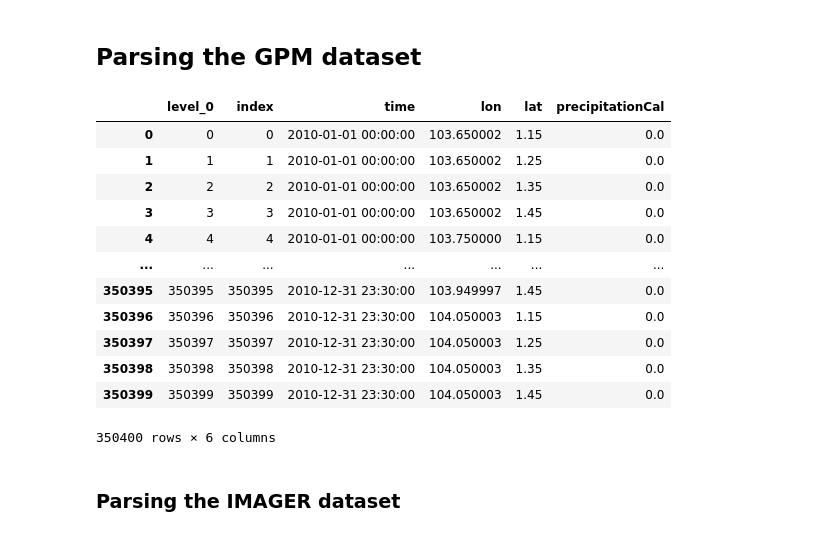
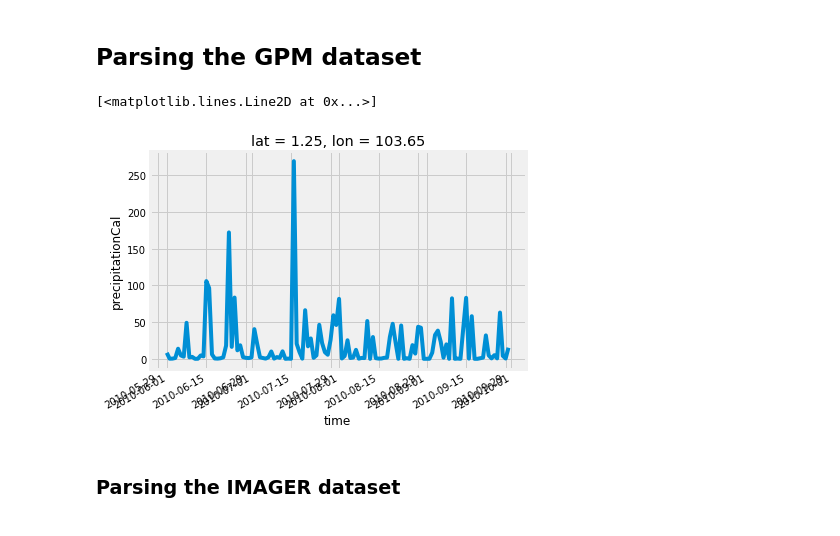
Before and after one commit to dsaharia/PRAT-Rainfall, a Jupyter notebook: imager-rainfall/Singapore.ipynb, the cells around one changed output. Saved outputs shown, nothing was run; the diff lists cells and outputs as text; code cells hidden in the pictures.

```diff
--- a/imager-rainfall/Singapore.ipynb
+++ b/imager-rainfall/Singapore.ipynb
@@ -91,22 +91,10 @@ gpm_dataset['time'] = index
-# %%
-temp = gpm_dataset['precipitationCal'].sel(time=slice('2010-01-01', '2010-12-31'))
-gmp_df = temp.sel(lon=103.68, lat=1.30, method='nearest').to_dataframe()
-gpm_df.reset_index(inplace=True)
-gpm_df
-# %% [output]
-|  | level_0 | index | time | lon | lat | precipitationCal |
-| 0 | 0 | 0 | 2010-01-01 00:00:00 | 103.650002 | 1.15 | 0.0 |
-| 1 | 1 | 1 | 2010-01-01 00:00:00 | 103.650002 | 1.25 | 0.0 |
-| 2 | 2 | 2 | 2010-01-01 00:00:00 | 103.650002 | 1.35 | 0.0 |
-| 3 | 3 | 3 | 2010-01-01 00:00:00 | 103.650002 | 1.45 | 0.0 |
-| 4 | 4 | 4 | 2010-01-01 00:00:00 | 103.750000 | 1.15 | 0.0 |
-| ... | ... | ... | ... | ... | ... | ... |
-| 350395 | 350395 | 350395 | 2010-12-31 23:30:00 | 103.949997 | 1.45 | 0.0 |
-| 350396 | 350396 | 350396 | 2010-12-31 23:30:00 | 104.050003 | 1.15 | 0.0 |
-| 350397 | 350397 | 350397 | 2010-12-31 23:30:00 | 104.050003 | 1.25 | 0.0 |
-| 350398 | 350398 | 350398 | 2010-12-31 23:30:00 | 104.050003 | 1.35 | 0.0 |
-| 350399 | 350399 | 350399 | 2010-12-31 23:30:00 | 104.050003 | 1.45 | 0.0 |
-350400 rows × 6 columns
+# %%
+gpm_sampled = gpm_dataset.sel(lon=103.68, lat=1.30, method='nearest').resample(time='1D').sum()
+# gpm_sampled['precipitationCal'].plot()
+gpm_sampled.sel(time=slice('2010-06-01T00:0','2010-09-30T00:0'))['precipitationCal'].plot()
+# %% [output]
+[<matplotlib.lines.Line2D at 0x...>]
+[figure, added]
 # %% [markdown]
 ### Parsing the IMAGER dataset
 # %%
```
Also changed, not shown: parts of 10 cells of this notebook.
